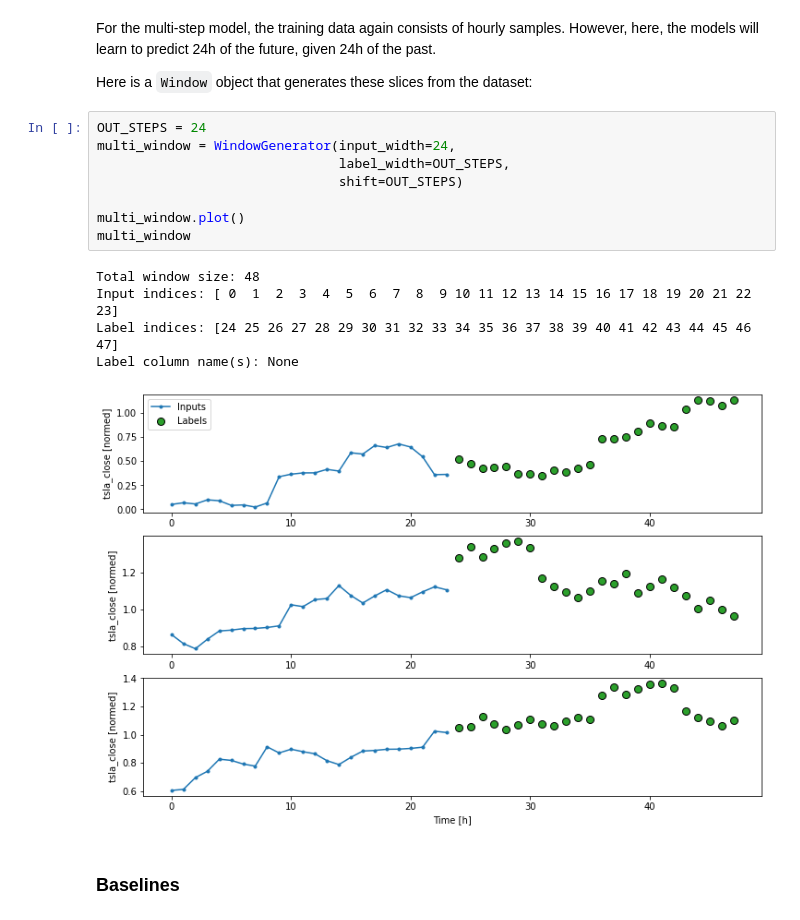
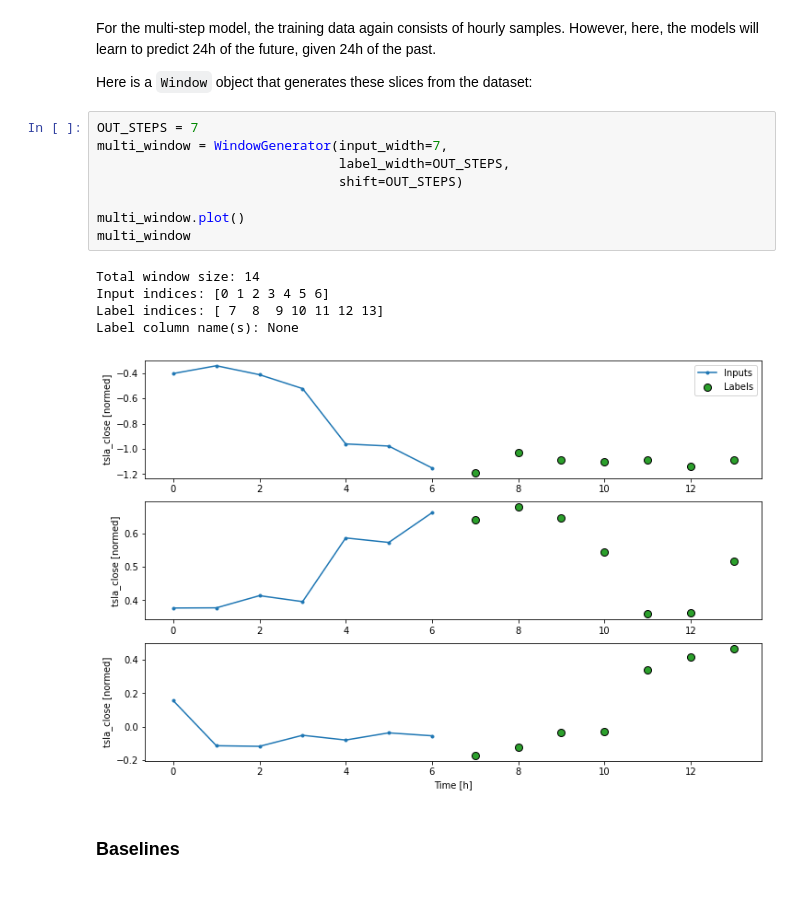
Before and after one commit to neuralnetes/notebooks, a Jupyter notebook: time-series/yfinance.ipynb, the cells around one changed output. Saved outputs shown, nothing was run; the diff lists cells and outputs as text.

```diff
--- a/time-series/yfinance.ipynb
+++ b/time-series/yfinance.ipynb
@@ -1208,19 +1225,19 @@ For the multi-step model, the training data again consists of hourly samples. Ho
 
 Here is a `Window` object that generates these slices from the dataset:
 # %%
-OUT_STEPS = 24
-multi_window = WindowGenerator(input_width=24,
+OUT_STEPS = 7
+multi_window = WindowGenerator(input_width=7,
                                label_width=OUT_STEPS,
                                shift=OUT_STEPS)
 
 multi_window.plot()
 multi_window
 # %% [output]
-Total window size: 48
-Input indices: [ 0  1  2  3  4  5  6  7  8  9 10 11 12 13 14 15 16 17 18 19 20 21 22 23]
-Label indices: [24 25 26 27 28 29 30 31 32 33 34 35 36 37 38 39 40 41 42 43 44 45 46 47]
+Total window size: 14
+Input indices: [0 1 2 3 4 5 6]
+Label indices: [ 7  8  9 10 11 12 13]
 Label column name(s): None
-[figure, old version]
+[figure, new version]
 # %% [markdown]
 ### Baselines
 # %% [markdown]
```
Also changed, not shown: parts of 52 cells of this notebook.
